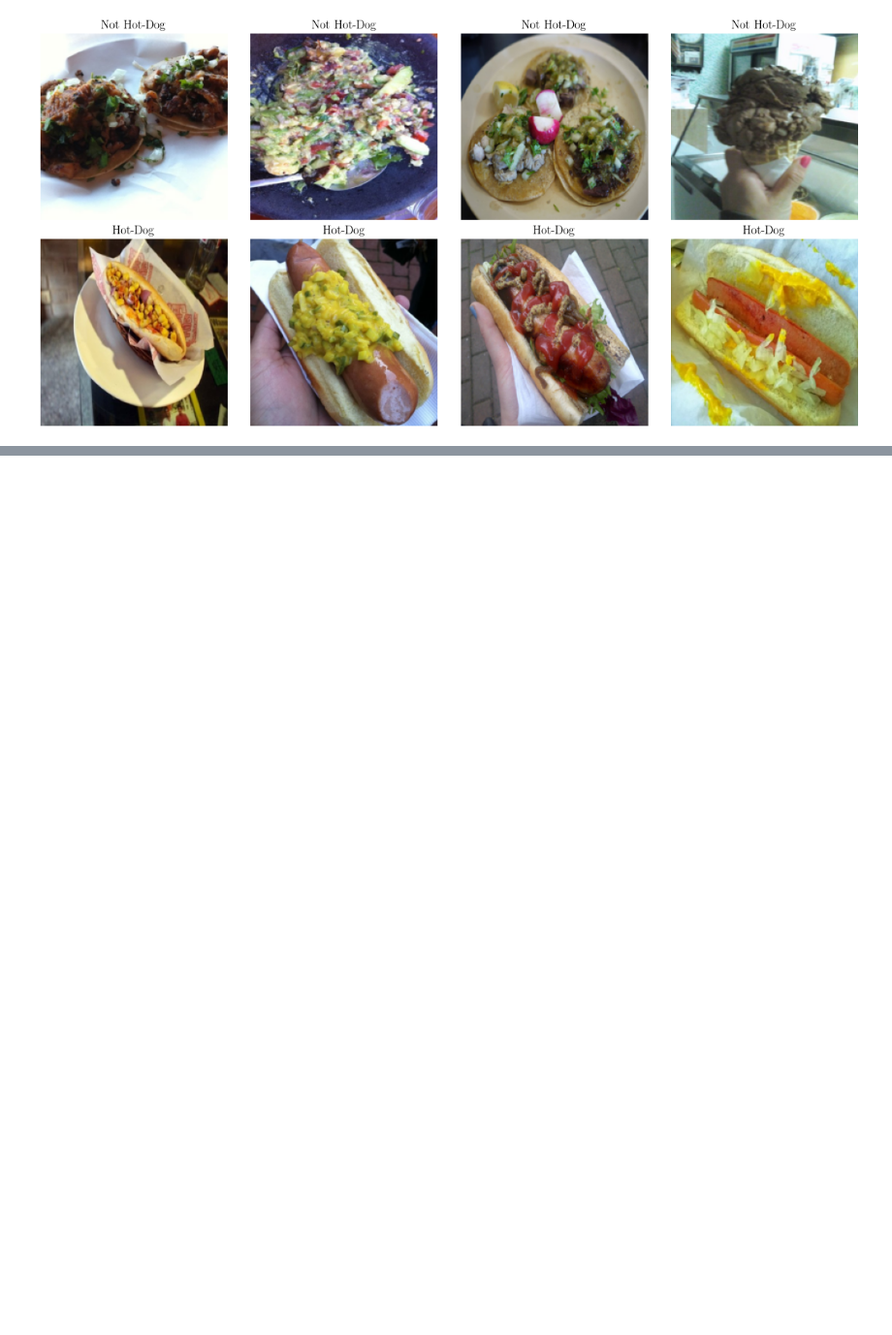
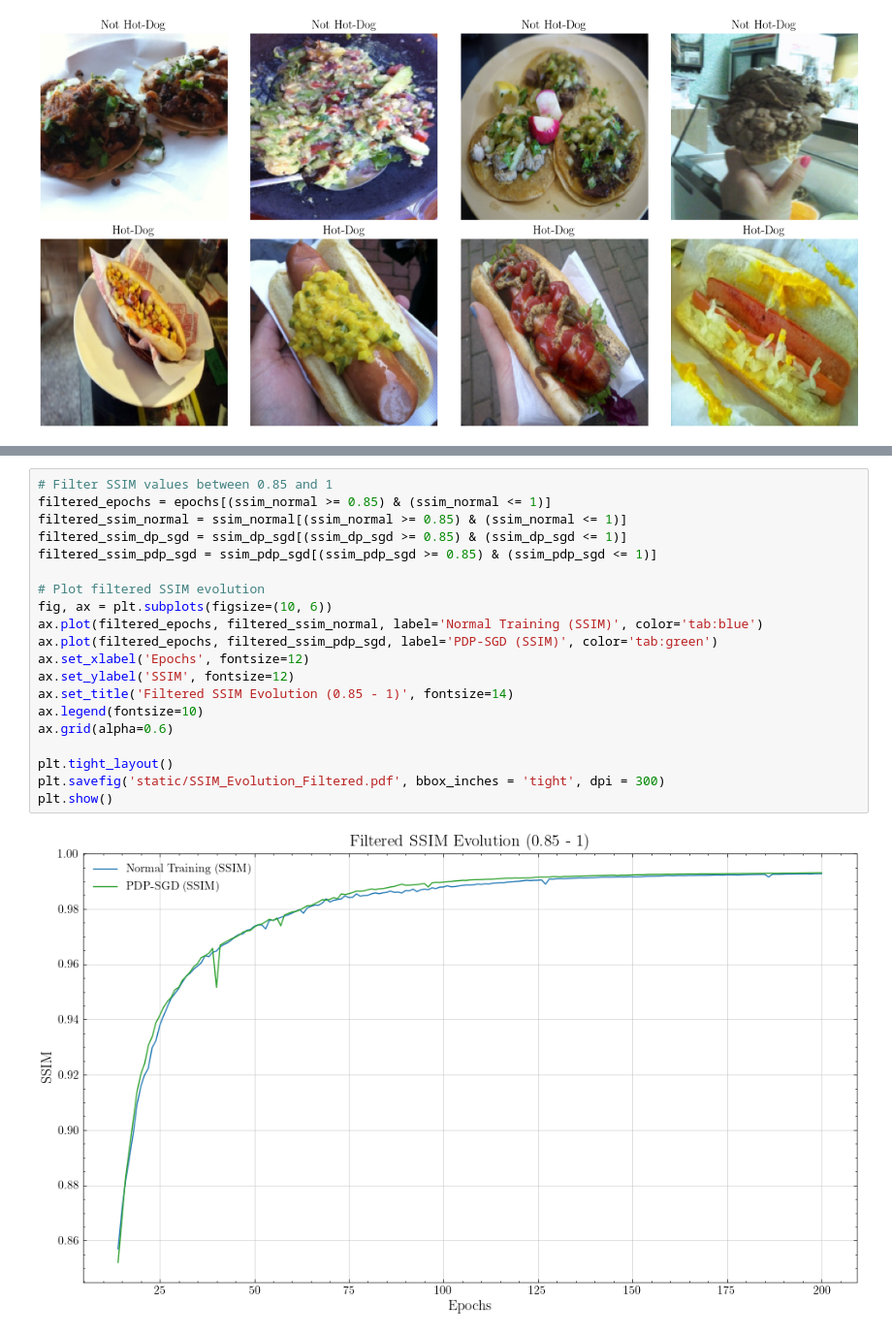
Before and after one commit to miguelfrndz/Differential-Privacy-Project, a Jupyter notebook: analysis.ipynb, the cells around one changed output, grey strips where cells are left out. Shown at 97% size. Cells and saved outputs as stored; diff of their text form; blank space fills up the shorter version.

```diff
--- a/analysis.ipynb
+++ b/analysis.ipynb
@@ -69,0 +126,22 @@ plt.show()
+# %%
+# Filter SSIM values between 0.85 and 1
+filtered_epochs = epochs[(ssim_normal >= 0.85) & (ssim_normal <= 1)]
+filtered_ssim_normal = ssim_normal[(ssim_normal >= 0.85) & (ssim_normal <= 1)]
+filtered_ssim_dp_sgd = ssim_dp_sgd[(ssim_dp_sgd >= 0.85) & (ssim_dp_sgd <= 1)]
+filtered_ssim_pdp_sgd = ssim_pdp_sgd[(ssim_pdp_sgd >= 0.85) & (ssim_pdp_sgd <= 1)]
+
+# Plot filtered SSIM evolution
+fig, ax = plt.subplots(figsize=(10, 6))
+ax.plot(filtered_epochs, filtered_ssim_normal, label='Normal Training (SSIM)', color='tab:blue')
+ax.plot(filtered_epochs, filtered_ssim_pdp_sgd, label='PDP-SGD (SSIM)', color='tab:green')
+ax.set_xlabel('Epochs', fontsize=12)
+ax.set_ylabel('SSIM', fontsize=12)
+ax.set_title('Filtered SSIM Evolution (0.85 - 1)', fontsize=14)
+ax.legend(fontsize=10)
+ax.grid(alpha=0.6)
+
+plt.tight_layout()
+plt.savefig('static/SSIM_Evolution_Filtered.pdf', bbox_inches = 'tight', dpi = 300)
+plt.show()
+# %% [output]
+[figure, added]
```
Also changed, not shown: parts of 3 cells of this notebook, 3 other files.
